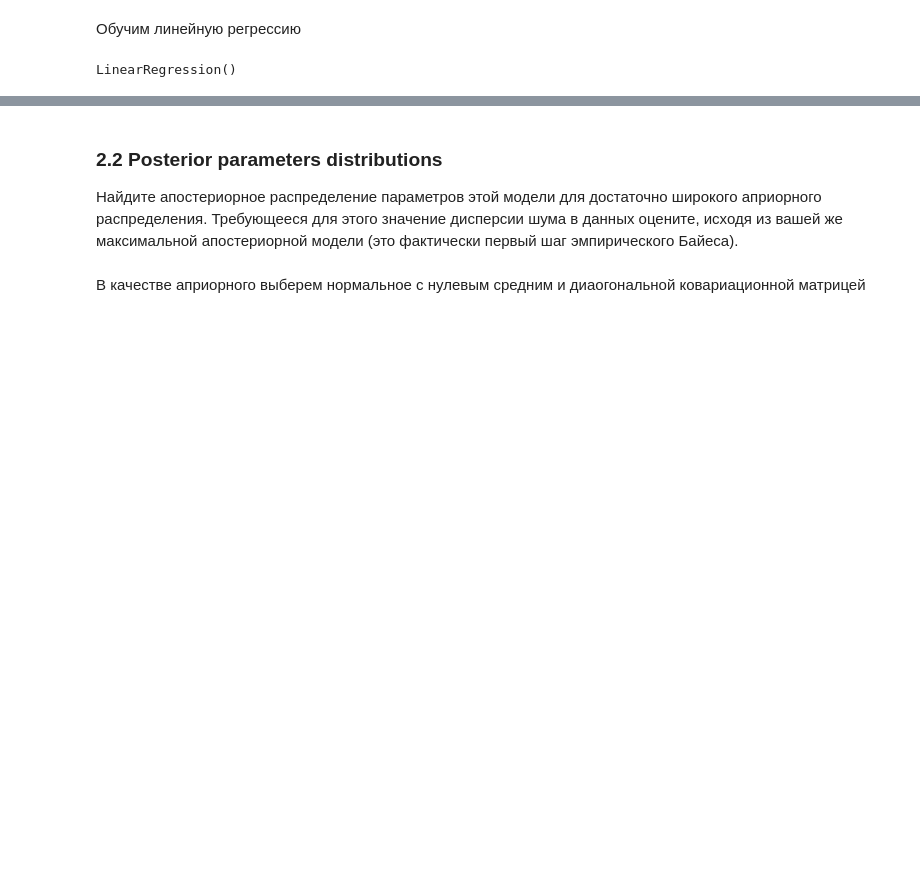
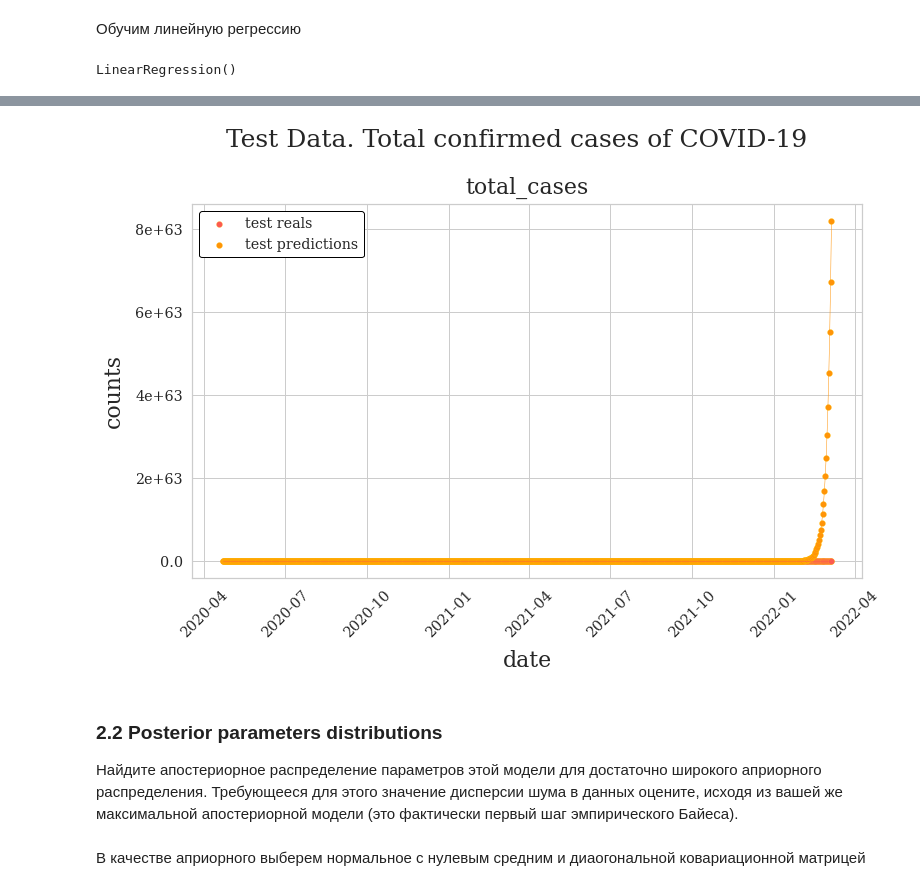
Before and after one commit to ShamilNur/advanced-ml-made-2022, a Jupyter notebook: HW_01_Advanced_ML_2022_Shamil_Nurkaev.ipynb, the cells around one changed output, grey strips where cells are left out. Saved outputs shown, nothing was run; the diff lists cells and outputs as text; code cells hidden in the pictures; blank space fills up the shorter version.

```diff
--- a/HW_01_Advanced_ML_2022_Shamil_Nurkaev.ipynb
+++ b/HW_01_Advanced_ML_2022_Shamil_Nurkaev.ipynb
@@ -258,3 +239,19 @@ plot_target_distributions(fig, ax,
+# %%
+fig = plt.figure(figsize=(12, 8))
+ax = fig.add_subplot(111)
+
+plot_target_distributions(fig, ax,
+                          data={"test reals": test_y,
+                                "test predictions": pred_test_y_pd},
+                          target_names=["total_cases"],
+                          titles=["Total confirmed cases of COVID-19 on Test Data"],
+                          colors={"test reals": "xkcd:coral",
+                                  "test predictions": "xkcd:tangerine"},
+                          suptitle="Test Data. Total confirmed cases of COVID-19",
+                          xlabel="date",
+                          ylabel="counts")
+# %% [output]
+[figure, added]
 # %% [markdown]
 ### 2.2 Posterior parameters distributions
 
```
Also changed, not shown: parts of 31 cells of this notebook.
